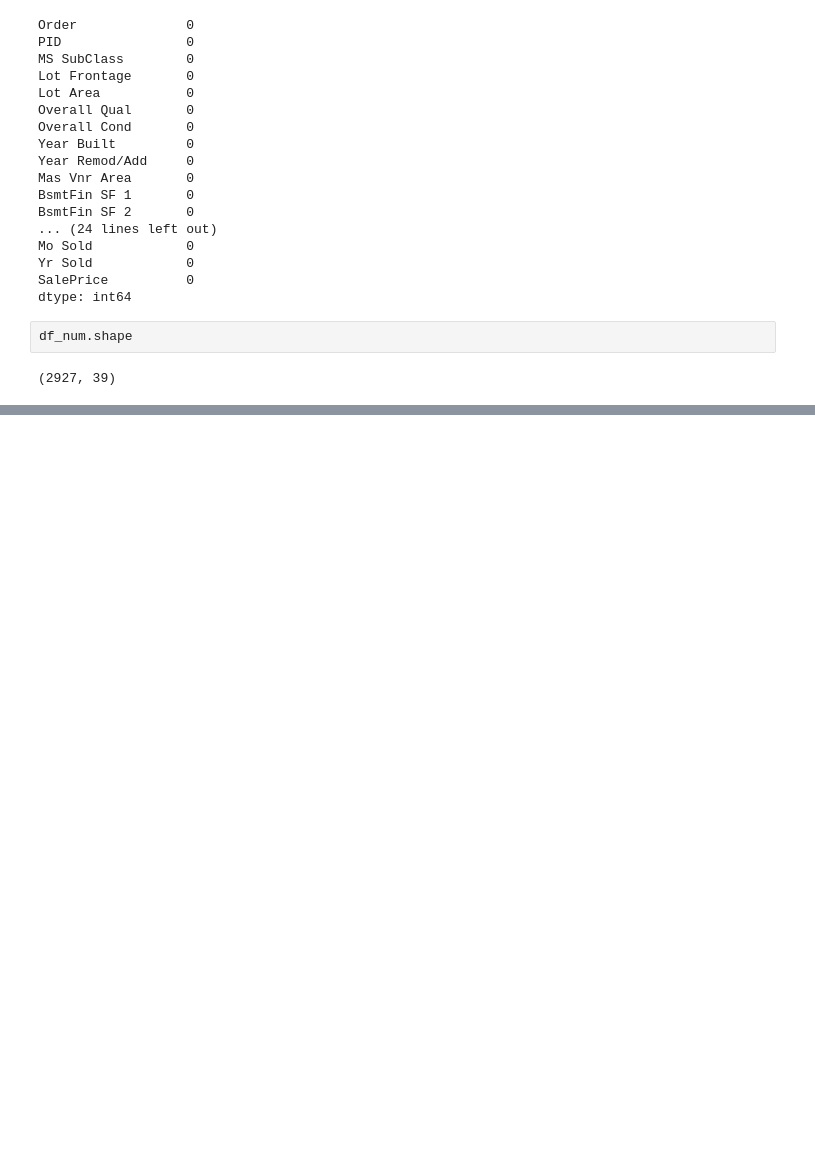
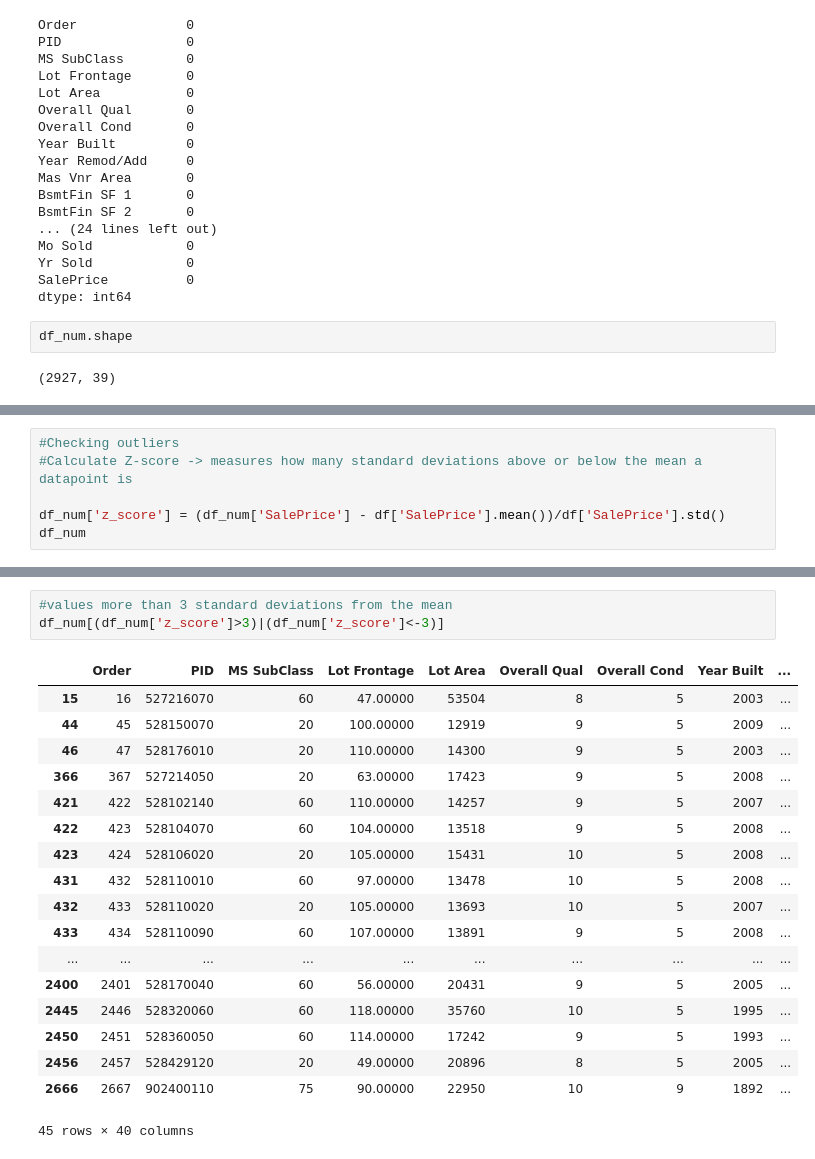
Before and after one commit to ashimaarora25/ml-projects, a Jupyter notebook: HousingPrices.ipynb, the cells around one changed output, grey strips where cells are left out. Cells and saved outputs as stored; diff of their text form; blank space fills up the shorter version.

Commit message:
housing prices progress

```diff
--- a/HousingPrices.ipynb
+++ b/HousingPrices.ipynb
@@ -134,0 +153,6 @@ df_num.shape
+# %%
+#Checking outliers
+#Calculate Z-score -> measures how many standard deviations above or below the mean a datapoint is
+
+df_num['z_score'] = (df_num['SalePrice'] - df['SalePrice'].mean())/df['SalePrice'].std()
+df_num
@@ -134,0 +173,22 @@ df_num.shape
+# %%
+#values more than 3 standard deviations from the mean
+df_num[(df_num['z_score']>3)|(df_num['z_score']<-3)]
+# %% [output]
+|  | Order | PID | MS SubClass | Lot Frontage | Lot Area | Overall Qual | Overall Cond | Year Built | ... |
+| 15 | 16 | 527216070 | 60 | 47.00000 | 53504 | 8 | 5 | 2003 | ... |
+| 44 | 45 | 528150070 | 20 | 100.00000 | 12919 | 9 | 5 | 2009 | ... |
+| 46 | 47 | 528176010 | 20 | 110.00000 | 14300 | 9 | 5 | 2003 | ... |
+| 366 | 367 | 527214050 | 20 | 63.00000 | 17423 | 9 | 5 | 2008 | ... |
+| 421 | 422 | 528102140 | 60 | 110.00000 | 14257 | 9 | 5 | 2007 | ... |
+| 422 | 423 | 528104070 | 60 | 104.00000 | 13518 | 9 | 5 | 2008 | ... |
+| 423 | 424 | 528106020 | 20 | 105.00000 | 15431 | 10 | 5 | 2008 | ... |
+| 431 | 432 | 528110010 | 60 | 97.00000 | 13478 | 10 | 5 | 2008 | ... |
+| 432 | 433 | 528110020 | 20 | 105.00000 | 13693 | 10 | 5 | 2007 | ... |
+| 433 | 434 | 528110090 | 60 | 107.00000 | 13891 | 9 | 5 | 2008 | ... |
+| ... | ... | ... | ... | ... | ... | ... | ... | ... | ... |
+| 2400 | 2401 | 528170040 | 60 | 56.00000 | 20431 | 9 | 5 | 2005 | ... |
+| 2445 | 2446 | 528320060 | 60 | 118.00000 | 35760 | 10 | 5 | 1995 | ... |
+| 2450 | 2451 | 528360050 | 60 | 114.00000 | 17242 | 9 | 5 | 1993 | ... |
+| 2456 | 2457 | 528429120 | 20 | 49.00000 | 20896 | 8 | 5 | 2005 | ... |
+| 2666 | 2667 | 902400110 | 75 | 90.00000 | 22950 | 10 | 9 | 1892 | ... |
+45 rows × 40 columns
```
Also changed, not shown: parts of 2 cells of this notebook.
